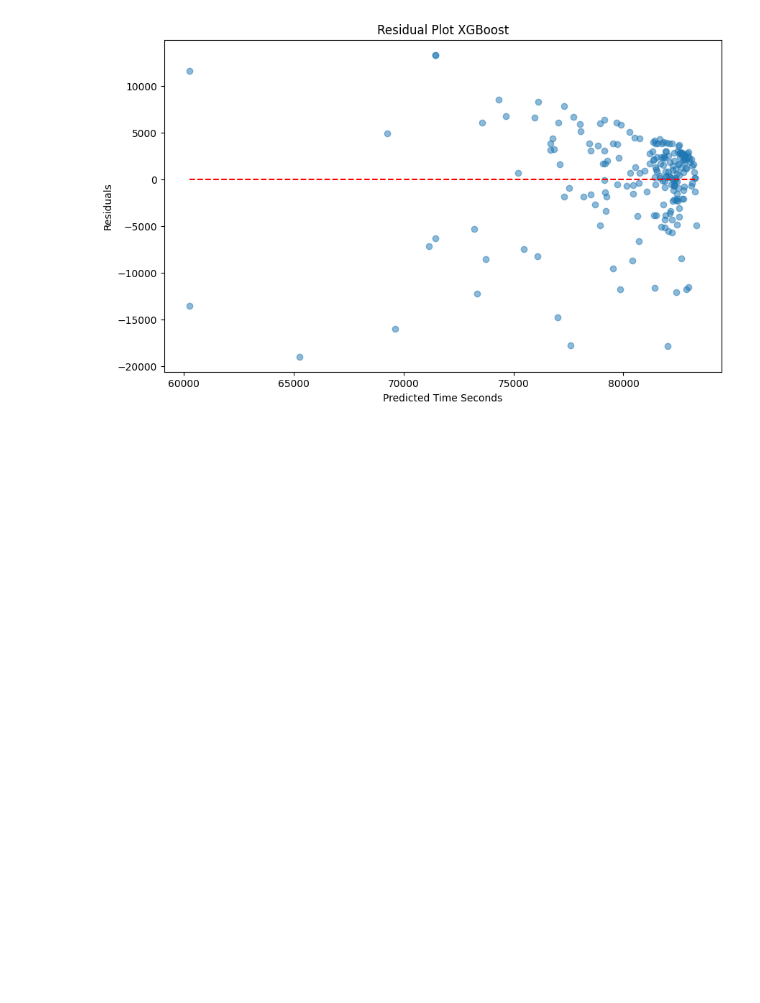
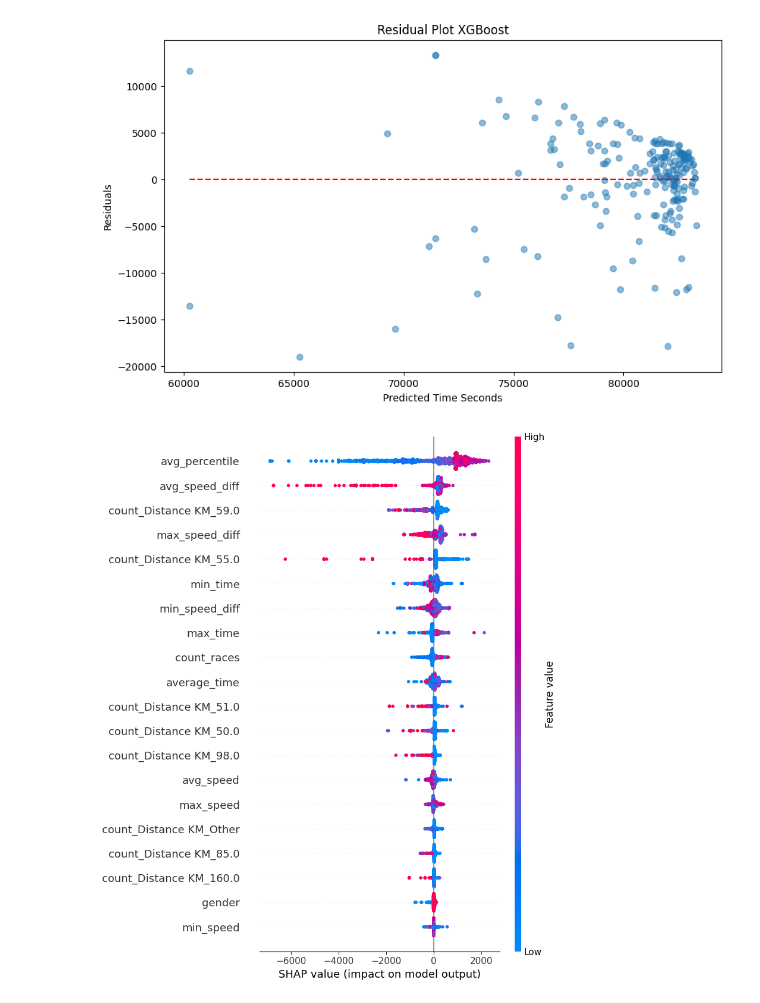
Before and after one commit to Dusoye/BobGraham, a Jupyter notebook: bobgraham.ipynb, the cells around one changed output. Cells and saved outputs as stored; diff of their text form; code cells hidden in the pictures; blank space fills up the shorter version.

```diff
--- a/bobgraham.ipynb
+++ b/bobgraham.ipynb
@@ -1110,3 +1131,11 @@ plt.show()
 # %% [output]
 [figure]
 [figure]
+# %%
+explainer = shap.TreeExplainer(model)
+shap_values = explainer.shap_values(X_train)
+
+# Plot the summary
+shap.summary_plot(shap_values, X_train)
+# %% [output]
+[figure, added]
```
Also changed, not shown: parts of 19 cells of this notebook, 2 other files.
